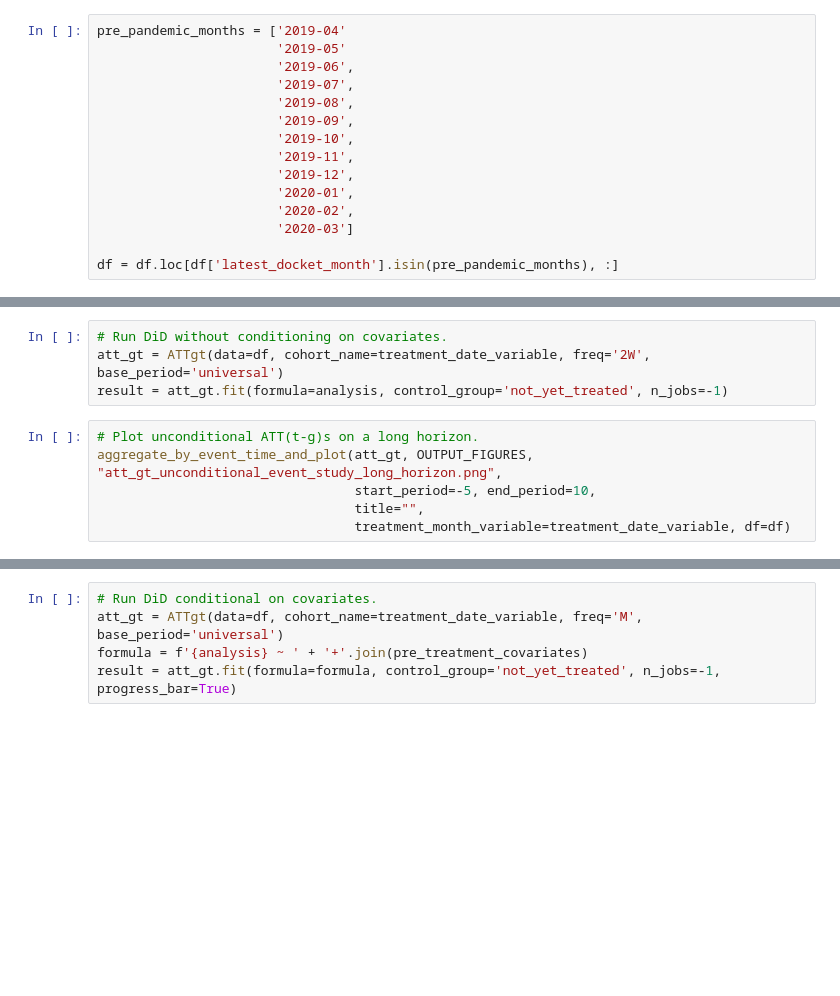
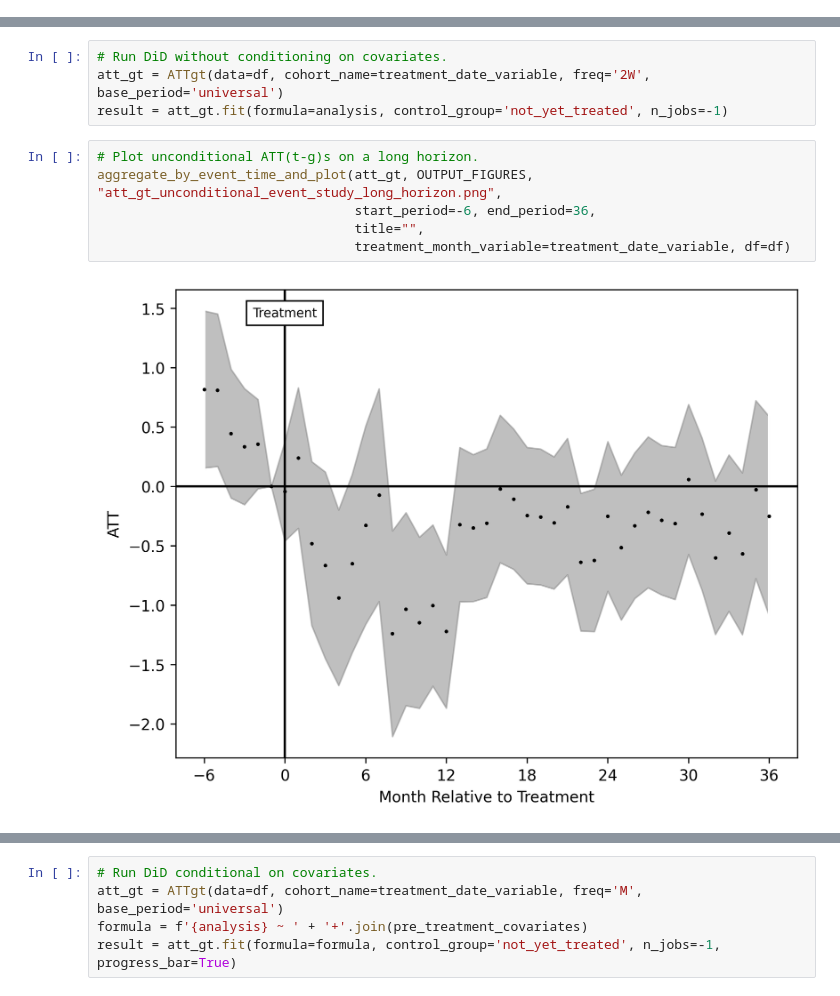
Before and after one commit to arjun-shanmugam/seniorthesis, a Jupyter notebook: src/02_analysis/group_6_crimes_500m.ipynb, the cells around one changed output, grey strips where cells are left out. Saved outputs shown, nothing was run; the diff lists cells and outputs as text; blank space fills up the shorter version.

```diff
--- a/src/02_analysis/group_6_crimes_500m.ipynb
+++ b/src/02_analysis/group_6_crimes_500m.ipynb
@@ -19,21 +19,6 @@ OUTPUT_TABLES = f"../../output/{analysis}/tables"
 
 # Read restricted sample panel dataset into memory.
 df = pd.read_parquet(INPUT_DATA)
-# %%
-pre_pandemic_months = ['2019-04'
-                       '2019-05'
-                       '2019-06',
-                       '2019-07',
-                       '2019-08',
-                       '2019-09',
-                       '2019-10',
-                       '2019-11',
-                       '2019-12',
-                       '2020-01',
-                       '2020-02',
-                       '2020-03']
-
-df = df.loc[df['latest_docket_month'].isin(pre_pandemic_months), :]
 # %%
 # Convert weekly panel to biweekly panel.
 treatment_date_variable = 'latest_docket_month'
@@ -73,9 +85,11 @@ result = att_gt.fit(formula=analysis, control_group='not_yet_treated', n_jobs=-1
 # %%
 # Plot unconditional ATT(t-g)s on a long horizon.
 aggregate_by_event_time_and_plot(att_gt, OUTPUT_FIGURES, "att_gt_unconditional_event_study_long_horizon.png",
-                                 start_period=-5, end_period=10,
+                                 start_period=-6, end_period=36,
                                  title="",
                                  treatment_month_variable=treatment_date_variable, df=df)
+# %% [output]
+[figure, added]
 # %%
 # Plot unconditional ATT(t)s.
 aggregate_by_time_and_plot(att_gt, int_to_month_dictionary, OUTPUT_FIGURES, "att_gt_unconditional_time.png",
```
Also changed, not shown: parts of 5 cells of this notebook, 14 other files.
